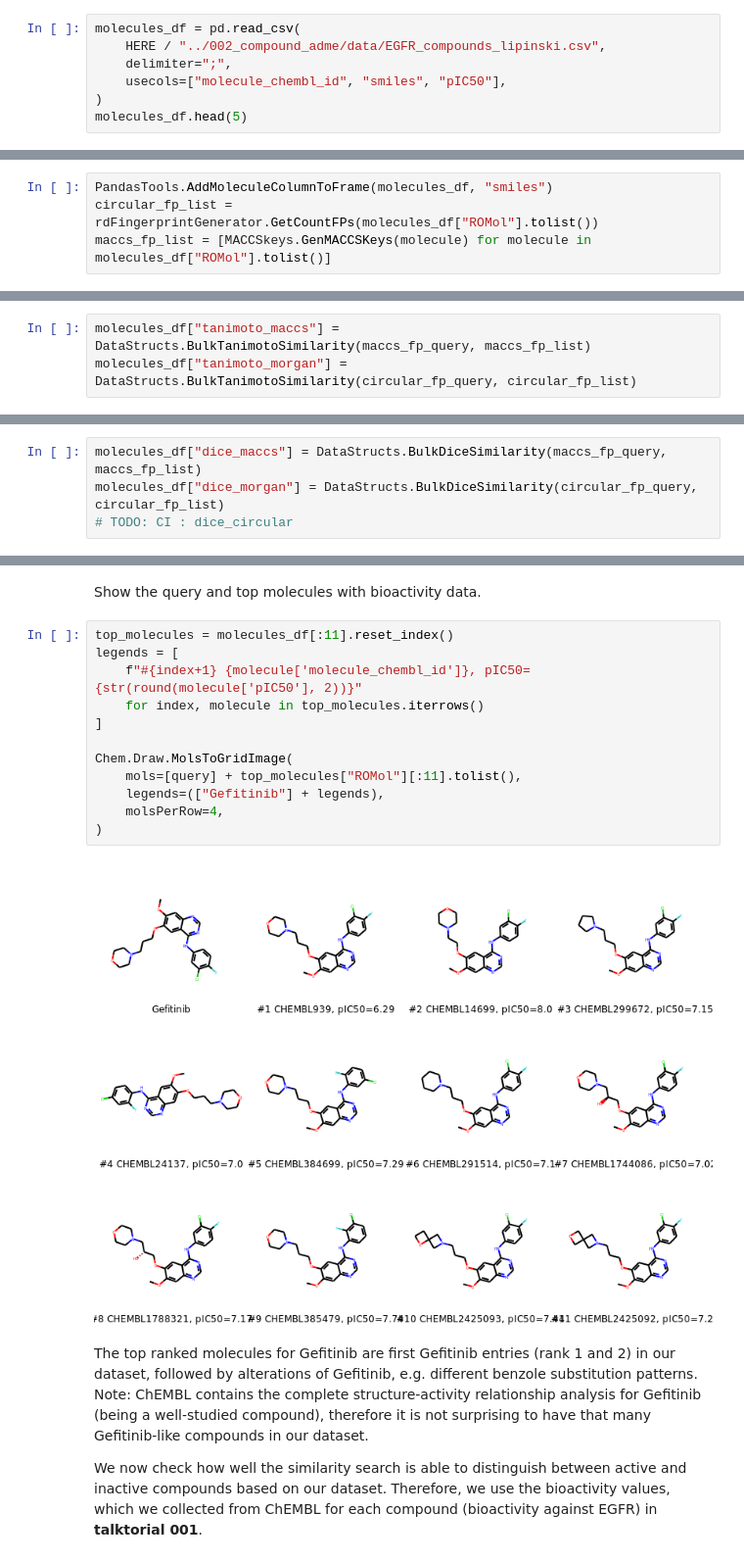
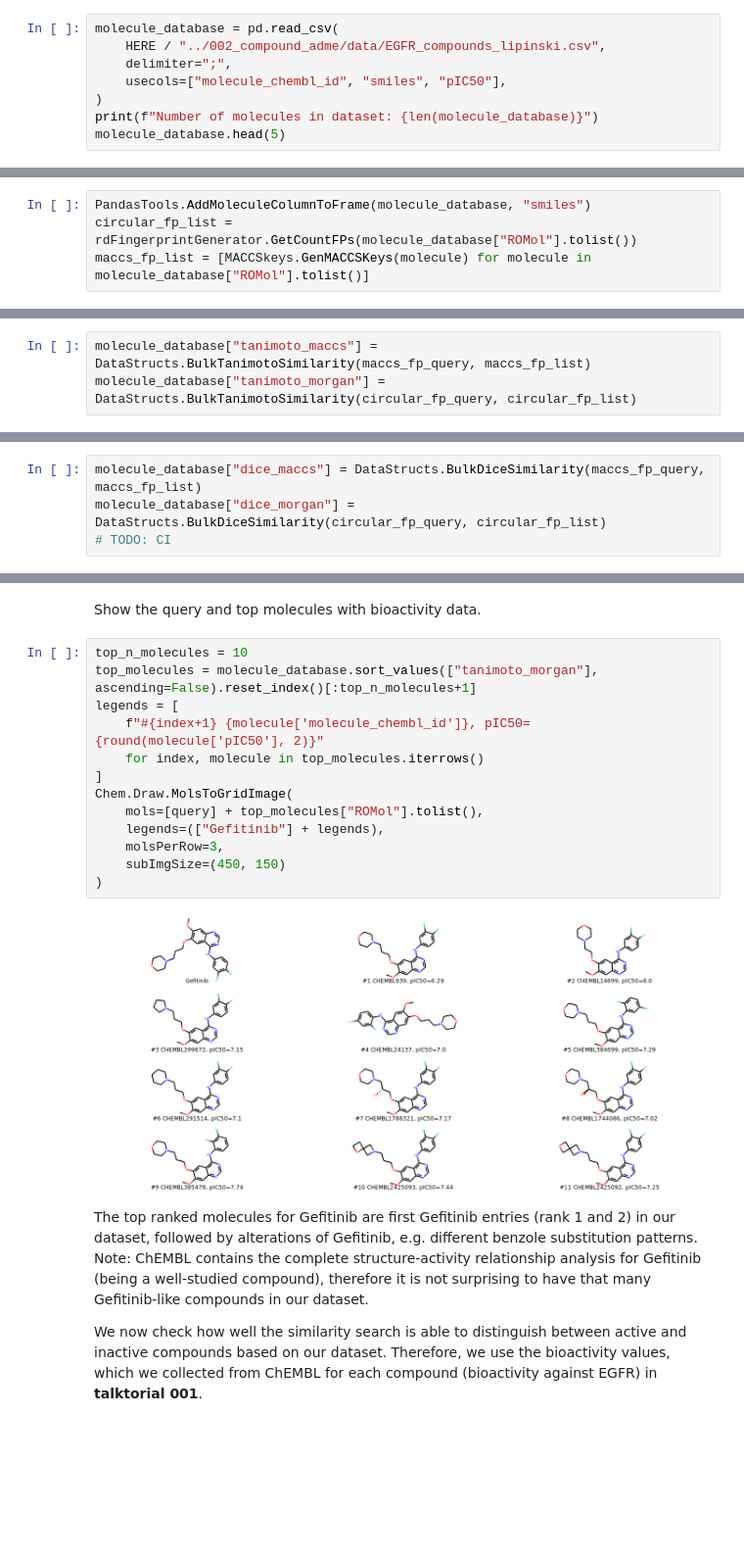
Before and after one commit to volkamerlab/teachopencadd, a Jupyter notebook: teachopencadd/talktorials/004_compound_similarity/talktorial.ipynb, the cells around one changed output, grey strips where cells are left out. Shown: that part at 98% size. Cells and saved outputs as stored; diff of their text form; blank space fills up the shorter version.

```diff
--- a/teachopencadd/talktorials/004_compound_similarity/talktorial.ipynb
+++ b/teachopencadd/talktorials/004_compound_similarity/talktorial.ipynb
@@ -512,8 +512,9 @@ Import data from the _csv_ file containing compounds in SMILES format.
 # %%
-molecules_df = pd.read_csv(
+molecule_database = pd.read_csv(
     HERE / "../002_compound_adme/data/EGFR_compounds_lipinski.csv",
     delimiter=";",
     usecols=["molecule_chembl_id", "smiles", "pIC50"],
 )
-molecules_df.head(5)
+print(f"Number of molecules in dataset: {len(molecule_database)}")
+molecule_database.head(5)
 # %% [output]
@@ -538,18 +540,18 @@ circular_fp_query = rdFingerprintGenerator.GetCountFPs([query])[0]
 # %% [markdown]
 Generate MACCS and Morgan fingerprints for all molecules in file.
 # %%
-PandasTools.AddMoleculeColumnToFrame(molecules_df, "smiles")
-circular_fp_list = rdFingerprintGenerator.GetCountFPs(molecules_df["ROMol"].tolist())
-maccs_fp_list = [MACCSkeys.GenMACCSKeys(molecule) for molecule in molecules_df["ROMol"].tolist()]
+PandasTools.AddMoleculeColumnToFrame(molecule_database, "smiles")
+circular_fp_list = rdFingerprintGenerator.GetCountFPs(molecule_database["ROMol"].tolist())
+maccs_fp_list = [MACCSkeys.GenMACCSKeys(molecule) for molecule in molecule_database["ROMol"].tolist()]
 # %% [markdown]
 Calculate Tanimoto similarity for query compound (Gefitinib) and all molecules in file (MACCS, Morgan).
 # %%
-molecules_df["tanimoto_maccs"] = DataStructs.BulkTanimotoSimilarity(maccs_fp_query, maccs_fp_list)
-molecules_df["tanimoto_morgan"] = DataStructs.BulkTanimotoSimilarity(circular_fp_query, circular_fp_list)
+molecule_database["tanimoto_maccs"] = DataStructs.BulkTanimotoSimilarity(maccs_fp_query, maccs_fp_list)
+molecule_database["tanimoto_morgan"] = DataStructs.BulkTanimotoSimilarity(circular_fp_query, circular_fp_list)
 # %% [markdown]
 Calculate Dice similarity for query compound (Gefitinib) and all molecules in file (MACCS, Morgan).
 # %%
-molecules_df["dice_maccs"] = DataStructs.BulkDiceSimilarity(maccs_fp_query, maccs_fp_list)
-molecules_df["dice_morgan"] = DataStructs.BulkDiceSimilarity(circular_fp_query, circular_fp_list)
-# TODO: CI : dice_circular
+molecule_database["dice_maccs"] = DataStructs.BulkDiceSimilarity(maccs_fp_query, maccs_fp_list)
+molecule_database["dice_morgan"] = DataStructs.BulkDiceSimilarity(circular_fp_query, circular_fp_list)
+# TODO: CI
 # %%
@@ -643,19 +642,20 @@ molecules_df.head(3)
 # %% [markdown]
 Show the query and top molecules with bioactivity data.
 # %%
-top_molecules = molecules_df[:11].reset_index()
+top_n_molecules = 10
+top_molecules = molecule_database.sort_values(["tanimoto_morgan"], ascending=False).reset_index()[:top_n_molecules+1]
 legends = [
-    f"#{index+1} {molecule['molecule_chembl_id']}, pIC50={str(round(molecule['pIC50'], 2))}"
+    f"#{index+1} {molecule['molecule_chembl_id']}, pIC50={round(molecule['pIC50'], 2)}"
     for index, molecule in top_molecules.iterrows()
 ]
-
 Chem.Draw.MolsToGridImage(
-    mols=[query] + top_molecules["ROMol"][:11].tolist(),
+    mols=[query] + top_molecules["ROMol"].tolist(),
     legends=(["Gefitinib"] + legends),
-    molsPerRow=4,
+    molsPerRow=3,
+    subImgSize=(450, 150)
 )
 # %% [output]
-[figure, old version]
+[figure, new version]
 # %% [markdown]
 The top ranked molecules for Gefitinib are first Gefitinib entries (rank 1 and 2) in our dataset, followed by alterations of Gefitinib, e.g. different benzole substitution patterns.
 Note: ChEMBL contains the complete structure-activity relationship analysis for Gefitinib (being a well-studied compound), therefore it is not surprising to have that many Gefitinib-like compounds in our dataset.
```
Also changed, not shown: parts of 49 cells of this notebook.
